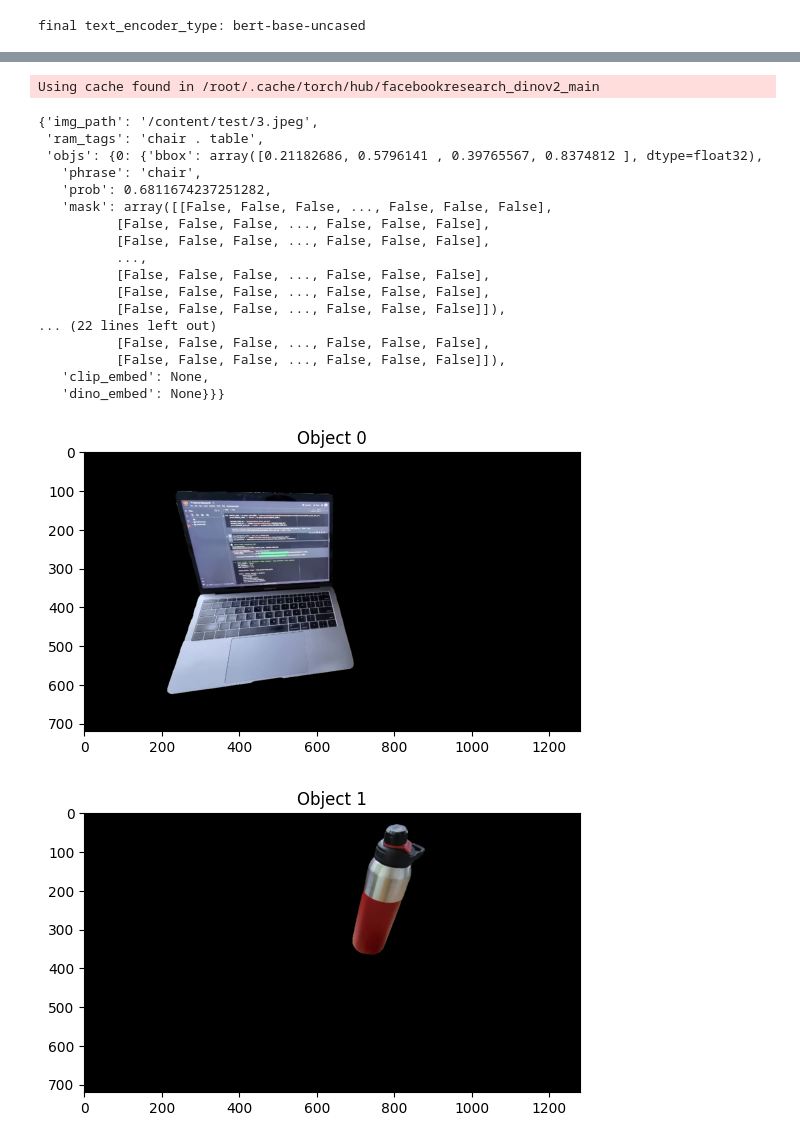
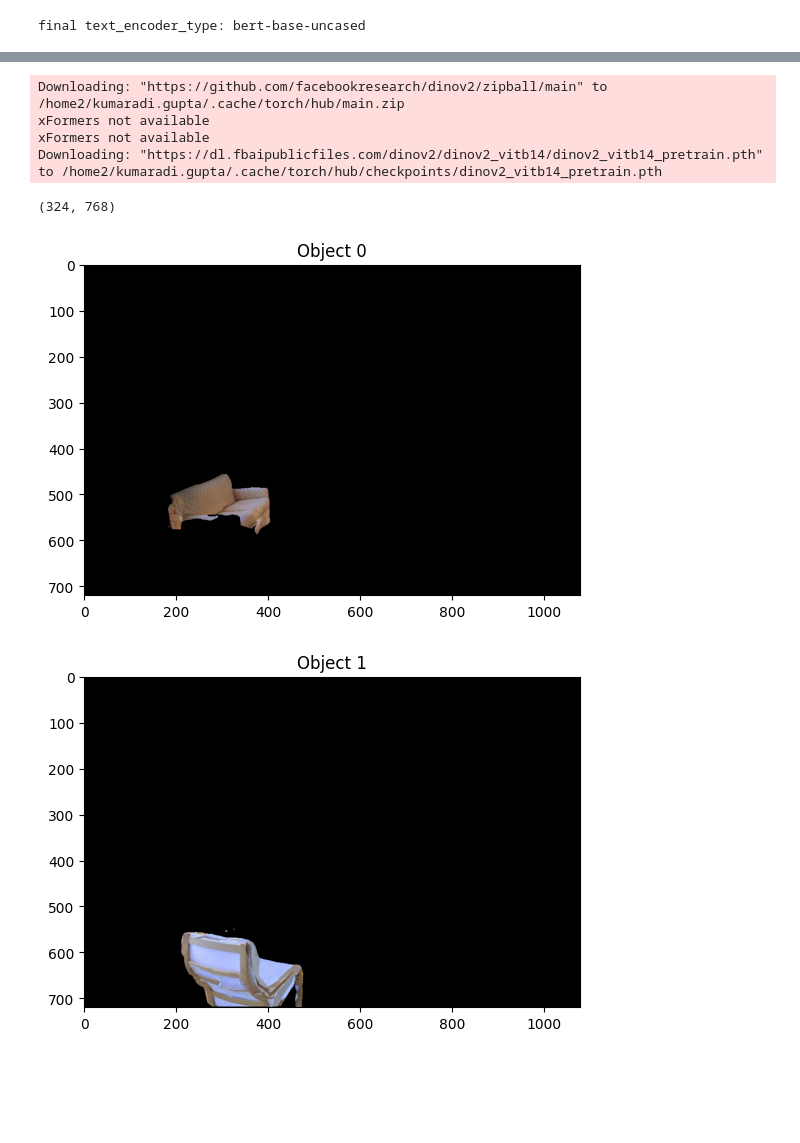
Before and after one commit to Smart-Wheelchair-RRC/instance-map, a Jupyter notebook: Instance_Map.ipynb, the cells around one changed output, grey strips where cells are left out. Saved outputs shown, nothing was run; the diff lists cells and outputs as text; code cells hidden in the pictures; blank space fills up the shorter version.

Commit message:
Running on Habitat Data

```diff
--- a/Instance_Map.ipynb
+++ b/Instance_Map.ipynb
@@ -204,7 +138,7 @@ GDINO_model = load_model(CONFIG_PATH, WEIGHTS_PATH_GD)
 final text_encoder_type: bert-base-uncased
 # %%
 sam_checkpoint_name = "sam_vit_h_4b8939.pth"
-sam_checkpoint = f"{HOME}/instance-map/weights/{sam_checkpoint_name}"
+sam_checkpoint = f"{weights_dir}/{sam_checkpoint_name}"
 sam_predictor = SamPredictor(build_sam(checkpoint=sam_checkpoint).to(device))
 # %%
 # SAM Functions
@@ -237,13 +171,14 @@ def draw_mask(mask, image, random_color=True):
 
     return np.array(Image.alpha_composite(annotated_frame_pil, mask_image_pil))
 # %%
-BOX_TRESHOLD = 0.45
+BOX_TRESHOLD = 0.35
 TEXT_TRESHOLD = 0.25
 
 for img_id, img_data in img_dict.items():
     img_path = img_data['img_path']
 
     TEXT_PROMPT = img_dict[img_id]['ram_tags']
+    print(TEXT_PROMPT)
     image_source, image = load_image(img_path)
 
     # Get DINO Bounding Boxes
@@ -254,10 +189,14 @@ for img_id, img_data in img_dict.items():
         box_threshold=BOX_TRESHOLD,
         text_threshold=TEXT_TRESHOLD
     )
+    # print(boxes)
+
+    if boxes.nelement() == 0:
+        continue
 
     # Get SAM Masks
     sam_image = cv2.imread(img_path)
-    sam_image = cv2.cvtColor(image, cv2.COLOR_BGR2RGB)
+    sam_image = cv2.cvtColor(sam_image, cv2.COLOR_BGR2RGB)
     segmented_frame_masks = segment(sam_image, sam_predictor, boxes=boxes)
 
     num_objs = boxes.shape[0]
@@ -427,9 +382,12 @@ preprocess_fn_clip = Compose([
 dino_model_type="dinov2_vitb14"
 layer=11
 facet="key"
-dino = DinoV2ExtractFeatures(dino_model_type, layer, facet, device="cuda:0")
+dino = DinoV2ExtractFeatures(dino_model_type, layer, facet, device=device)
 # %% [output]
-Using cache found in /root/.cache/torch/hub/facebookresearch_dinov2_main
+Downloading: "https://github.com/facebookresearch/dinov2/zipball/main" to /home2/kumaradi.gupta/.cache/torch/hub/main.zip
+xFormers not available
+xFormers not available
+Downloading: "https://dl.fbaipublicfiles.com/dinov2/dinov2_vitb14/dinov2_vitb14_pretrain.pth" to /home2/kumaradi.gupta/.cache/torch/hub/checkpoints/dinov2_vitb14_pretrain.pth
 # %%
 # Combined Function for Calculating Embeddings
 
@@ -464,9 +422,12 @@ def get_dino_clip_embeddings(cropped_img):
 
     return dino_features, clip_features
 # %%
-for img_id, img_data in img_dict.items():
+for img_id, img_data in tqdm(img_dict.items()):
   img_path = img_data['img_path']
   img = cv2.imread(img_path)
+
+  if len(img_data['objs']) == 0:
+    continue
 
   for obj_id, obj_data in img_data['objs'].items():
     cropped_img = crop_image(img, obj_data['bbox'])
@@ -479,57 +440,43 @@ for img_id, img_data in img_dict.items():
     obj_data['dino_embed'] = dino_features
     # print("DinoV2 features shape:", dino_features.shape)
     # print("CLIP features shape:", clip_features.shape)
-# %%
-img_dict[3]
-# %% [output]
-{'img_path': '/content/test/3.jpeg',
- 'ram_tags': 'chair . table',
- 'objs': {0: {'bbox': array([0.21182686, 0.5796141 , 0.39765567, 0.8374812 ], dtype=float32),
-   'phrase': 'chair',
-   'prob': 0.6811674237251282,
-   'mask': array([[False, False, False, ..., False, False, False],
-          [False, False, False, ..., False, False, False],
-          [False, False, False, ..., False, False, False],
-          ...,
-          [False, False, False, ..., False, False, False],
-          [False, False, False, ..., False, False, False],
-          [False, False, False, ..., False, False, False]]),
-... (22 lines left out)
-          [False, False, False, ..., False, False, False],
-          [False, False, False, ..., False, False, False]]),
-   'clip_embed': None,
-   'dino_embed': None}}}
+# %%
+print(img_dict['JmbYfDe2QKZ_1']['objs'][0]['dino_embed'].shape)
+# %% [output]
+(324, 768)
 # %%
 #Code to visualize separate masks for a single image
 
-img_id = 1
+img_id = 'JmbYfDe2QKZ_1'
 
 # Load the image
 img_path = img_dict[img_id]['img_path']
 img = cv2.imread(img_path)
 img = cv2.cvtColor(img, cv2.COLOR_BGR2RGB)  # Convert from BGR to RGB
 
 # Get the object data for the image
 objs = img_dict[img_id]['objs']
+
+# TODO: Add code to handle empty objs dict
 
 # Loop through each object in the image
 for obj_index, obj_data in objs.items():
     # Get the mask for the object
     mask = obj_data['mask']
 
     # If the mask isn't a numpy array, convert it to one
     if not isinstance(mask, np.ndarray):
         mask = mask.numpy()
 
     # Apply the mask to the image. This assumes your mask is binary (0s and 1s).
     # If it isn't, you may need to adjust this step accordingly.
     masked_image = img * np.expand_dims(mask, axis=2)
 
     # Display the masked image
     plt.figure()
     plt.imshow(masked_image)
     plt.title(f"Object {obj_index}")
     plt.show()
 # %% [output]
-[figure, old version]
+[figure, new version]
-[figure, old version]
+[figure, new version]
```
Also changed, not shown: parts of 19 cells of this notebook, 1 other file.
